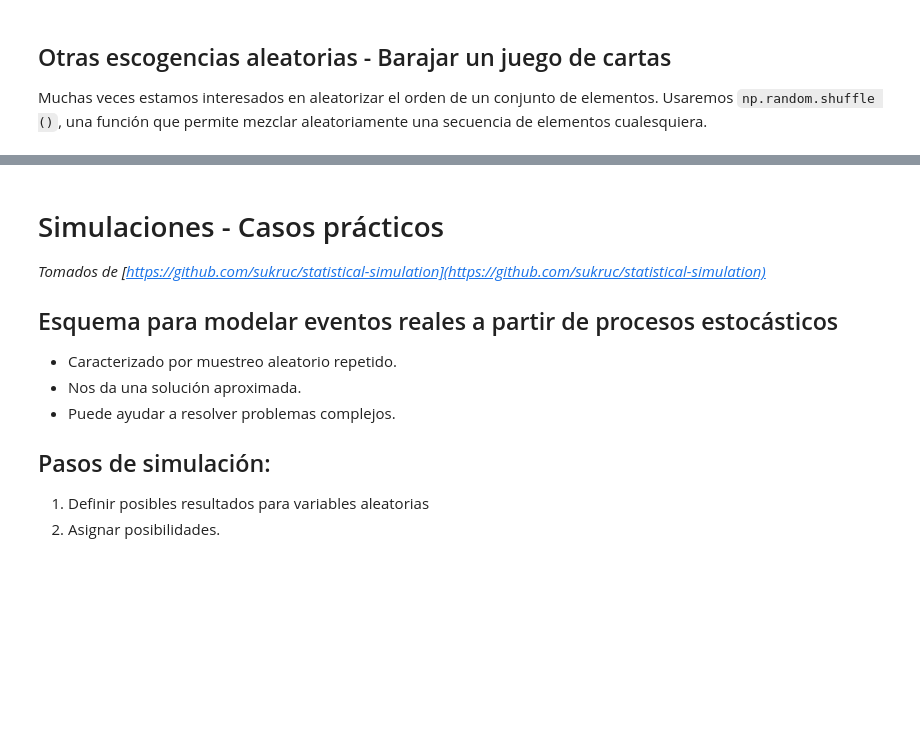
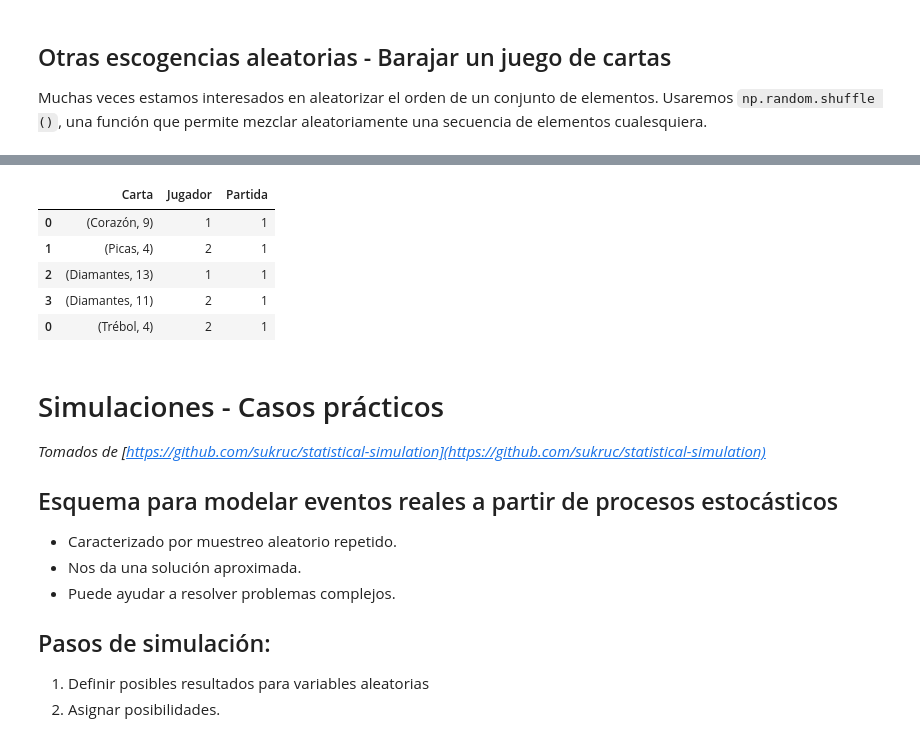
Before and after one commit to edwardjrch/seminario, a Jupyter notebook: Cuadernos/Introducción a simulación.ipynb, the cells around one changed output, grey strips where cells are left out. Saved outputs shown, nothing was run; the diff lists cells and outputs as text; code cells hidden in the pictures; blank space fills up the shorter version.

```diff
--- a/Cuadernos/Introducción a simulación.ipynb
+++ b/Cuadernos/Introducción a simulación.ipynb
@@ -225,0 +332,3 @@ Baraja
+# %%
+for ind,carta in enumerate(Baraja):
+    print(ind,carta)
@@ -225,0 +353,17 @@ Baraja
+# %%
+def suma_cartas(cartas,as_choice=0):
+    sum_reporte=0
+    for carta in cartas:
+        valor_carta=carta[1]
+        if as_choice==1 and valor_carta==1:
+            valor_carta=11
+        elif valor_carta>10:
+            valor_carta=10
+        sum_reporte+=valor_carta
+    return sum_reporte
+# %%
+DF_cartas=pd.DataFrame()
+DF_cartas['Carta']=Baraja[:4]
+DF_cartas['Jugador']=[1,2,1,2]
+DF_cartas['Partida']=1
+DF_cartas
@@ -226,3 +376,29 @@ Baraja
+# %%
+partida=1
+Jug_1=DF_cartas[DF_cartas['Jugador']==1]
+Jug_2=DF_cartas[DF_cartas['Jugador']==2]
+nueva_carta=Baraja[4]
+total_1=suma_cartas(Jug_1[Jug_1['Partida']==partida]['Carta'])
+total_2=suma_cartas(Jug_2[Jug_2['Partida']==partida]['Carta'])
+if total_1<=15:
+    DF_nuevo=pd.DataFrame()
+    DF_nuevo['Partida']=[partida]
+    DF_nuevo['Jugador']=[1]
+    DF_nuevo['Carta']=nueva_carta
+elif total_2<=15:
+    DF_nuevo=pd.DataFrame()
+    DF_nuevo['Partida']=[partida]
+    DF_nuevo['Jugador']=[2]
+    DF_nuevo['Carta']=[nueva_carta]
+DF_cartas=pd.concat([DF_cartas,DF_nuevo])
+DF_cartas
+# %% [output]
+|  | Carta | Jugador | Partida |
+| 0 | (Corazón, 9) | 1 | 1 |
+| 1 | (Picas, 4) | 2 | 1 |
+| 2 | (Diamantes, 13) | 1 | 1 |
+| 3 | (Diamantes, 11) | 2 | 1 |
+| 0 | (Trébol, 4) | 2 | 1 |
 # %% [markdown]
 # Simulaciones - Casos prácticos
 *Tomados de [https://github.com/sukruc/statistical-simulation](https://github.com/sukruc/statistical-simulation)*
```
Also changed, not shown: parts of 14 cells of this notebook.
